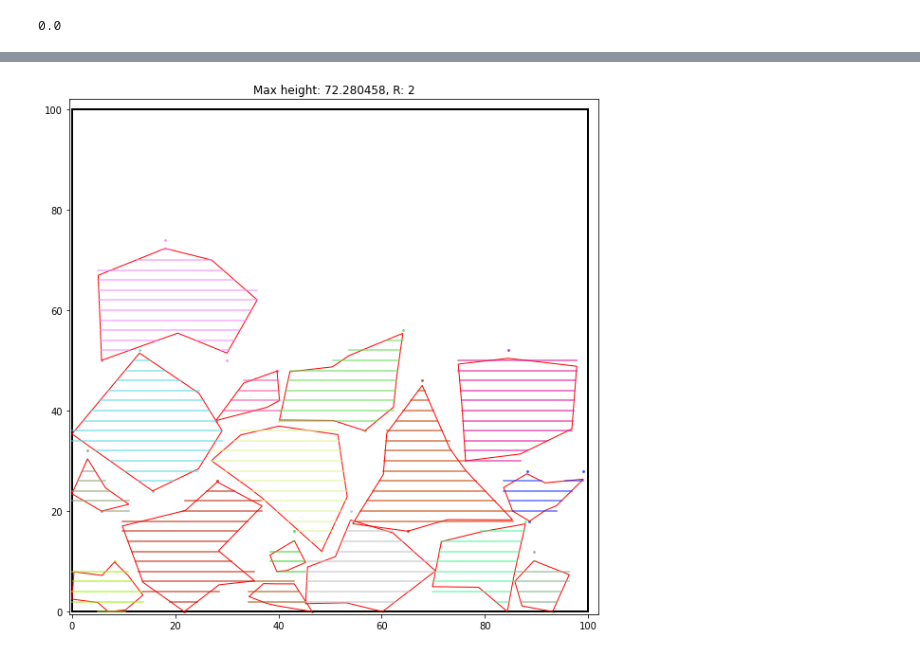
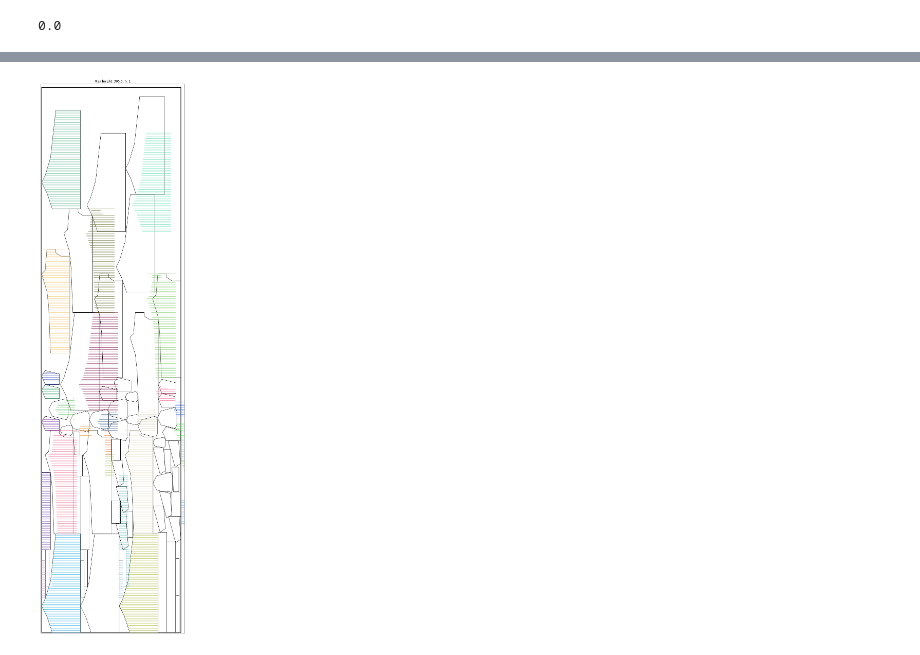
Before and after one commit to LyapinAlex/NestingProblem-BMW2022, a Jupyter notebook: src/smth2lines/ff_packing.ipynb, the cells around one changed output, grey strips where cells are left out. Drawn from its saved outputs; the diff is of its cells as text; code cells hidden in the pictures.

```diff
--- a/src/smth2lines/ff_packing.ipynb
+++ b/src/smth2lines/ff_packing.ipynb
@@ -57,9 +116,8 @@ packing.pallets = pallets
 packing.h = h
 packing.add_segments_for_items()
 # %%
-# packing.set_squares()
-
-# packing.sort_items(num_sort=2)
+packing.set_squares()
+packing.sort_items(num_sort=2)
 # %%
 # gravity_center_x = 0
 # gravity_center_y = 0
@@ -148,7 +188,7 @@ def pack_item(item, pallets, t_vector, r, best_rotation):
     item.t_vector = [t_vector, r]
     item.packed = True
     item.best_rotation = best_rotation
-    for s in range(len(item.segments[best_rotation])):
+    for s in range(len(item.segments[best_rotation])-1):
         for l in range(len(item.segments[best_rotation][s])):
             new_line = [copy.deepcopy(item.segments[best_rotation][s][l][0]) + copy.deepcopy(item.t_vector[0]), copy.deepcopy(item.segments[best_rotation][s][l][1]) + copy.deepcopy(item.t_vector[0])]
             pallets.pallet_lines[r+s].append(copy.deepcopy(new_line))
@@ -179,7 +219,7 @@ def pack_item(item, pallets, t_vector, r, best_rotation):
 
 def pack_segments(items, pallets):
     for item in items:
-        if item.packed is False and item.id < 16:
+        if item.packed is False:
             best_height = 10000 # конечно не 10000, надо написать сколько
             best_t_vector = None
             best_rotation = None
@@ -224,7 +264,7 @@ def pack_segments(items, pallets):
                                         i = -1
                                         j = 0
                                     elif (pallets.pallet_lines[r+i][m][0] == segments[i][j][0] + t_vector or segments[i][j][1] + t_vector == pallets.pallet_lines[r+i][m][1]) and pallets.pallet_lines[r+i][m][0] != pallets.pallet_lines[r+i][m][1]:
-                                        print(item.id)
+                                        # print(item.id)
                                         t_vector = pallets.pallet_lines[r+i][m][1] - segments[i][j][0]
                                         i = -1
                                         j = 0
@@ -244,6 +284,6 @@ def pack_segments(items, pallets):
             pack_item(item, pallets, best_t_vector, best_r, best_rotation)
 
 start_time = time.time()
-pack_segments(packing.items, packing.pallets)
+# pack_segments(packing.items, packing.pallets)
 print(time.time() - start_time)
 # %% [output]
@@ -398,0 +584,2 @@ None
+# %%
+packing.items = best_items
@@ -402,68 +604,73 @@ from src.class_vector import Vector
 import random
 from matplotlib import pyplot as plt, patches
 
-pallet_width = width
-pallet_height = height
+def draw_pallet (width, height, packing):
+    packing = packing
+    pallet_width = width
+    pallet_height = height
 
-fig, ax = plt.subplots()
+    fig, ax = plt.subplots()
+    # pallet_height = 350
+    MAX_SIZE = 10
+    if pallet_width > pallet_height:
+        fig.set_figheight(MAX_SIZE)
+        fig.set_figwidth(
+            MAX_SIZE * pallet_width/pallet_height)
+    else:
+        fig.set_figheight(
+            MAX_SIZE * pallet_height/pallet_width)
+        fig.set_figwidth(MAX_SIZE)
 
-MAX_SIZE = 10
-if pallet_width > pallet_height:
-    fig.set_figheight(MAX_SIZE)
-    fig.set_figwidth(
-        MAX_SIZE * pallet_width/pallet_height)
-else:
-    fig.set_figheight(
-        MAX_SIZE * pallet_height/pallet_width)
-    fig.set_figwidth(MAX_SIZE)
+    pallet = patches.Rectangle((0, 0),
+                                pallet_width,
+                                pallet_height,
+                                linewidth=2,
+                                facecolor='none',
+                                edgecolor='black')
+    ax.add_patch(pallet)
+    ax.set_xlim(-0.5, pallet_width + 2)
+    ax.set_ylim(-0.5, pallet_height + 2)
 
-pallet = patches.Rectangle((0, 0),
-                            pallet_width,
-                            pallet_height,
-                            linewidth=2,
-                            facecolor='none',
-                            edgecolor='black')
-ax.add_patch(pallet)
-ax.set_xlim(-0.5, pallet_width + 2)
-ax.set_ylim(-0.5, pallet_height + 2)
+    # for i in range(int(pallet_height/h)):
+    #     plt.plot([0, pallet_width], [i*h, i*h], linestyle = 'dotted', color = 'black')
 
-# for i in range(int(pallet_height/h)):
-#     plt.plot([0, pallet_width], [i*h, i*h], linestyle = 'dotted', color = 'black')
+    # h = 5
+    max_height = 0
 
-# h = 5
-max_height = 0
-
-for polygon in packing.items:
-    if polygon.id < 16:
-
+    for polygon in packing.items:
         rotated_points = copy.deepcopy(polygon.points)
         new_points = Polygon(rotated_points)
         t_vec = copy.deepcopy(polygon.t_vector)
         t_v = Vector(t_vec[0], t_vec[1]*h)
         new_points.move_to(t_v)
         rotated_points = new_points.points_to_list()
         for r_point in rotated_points:
             if r_point[1] > max_height:
                         max_height = copy.deepcopy(r_point[1])
 
         figure = patches.Polygon(rotated_points,
                                 linewidth=1,
-                                edgecolor='red',
+                                edgecolor='black',
                                 fill=False)
         ax.add_patch(figure)
         random_color = "#" + \
                         ''.join([random.choice('0123456789ABCDEF') for j in range(6)])
         # print(rot)
         for i in range(len(polygon.segments[polygon.best_rotation])):
             for sigment in polygon.segments[polygon.best_rotation][i]:
                 sigment[0]+=polygon.t_vector[0]
                 sigment[1]+=polygon.t_vector[0]
                 if sigment[0] != sigment[1]:
                     plt.plot(sigment, [(i+polygon.t_vector[1])*h, (i+polygon.t_vector[1])*h], color = random_color, alpha=0.7)
                 else:
                     ax.scatter(sigment[0], (i+polygon.t_vector[1])*h, color = random_color, s = 4, alpha=0.7)
-plt.title('Max height: ' + str(max_height) + ', R: ' + str(packing.h))
-# plt.savefig('line-packing.png')
-plt.show()
+    plt.xticks([])
+    plt.yticks([])
+    plt.title('Max height: ' + str(max_height) + ', h: ' + str(packing.h))
+    plt.savefig('packing_ff.png')
+    plt.show()
+
+
+draw_pallet(width, 310, packing)
 # %% [output]
-[figure, old version]
+[figure, new version]
```
Also changed, not shown: parts of 10 cells of this notebook, 7 other files.
